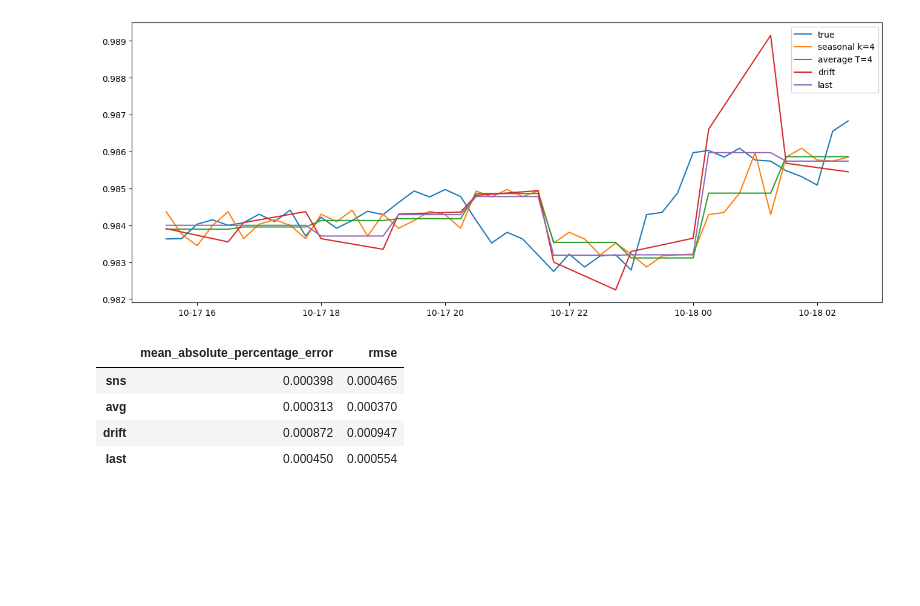
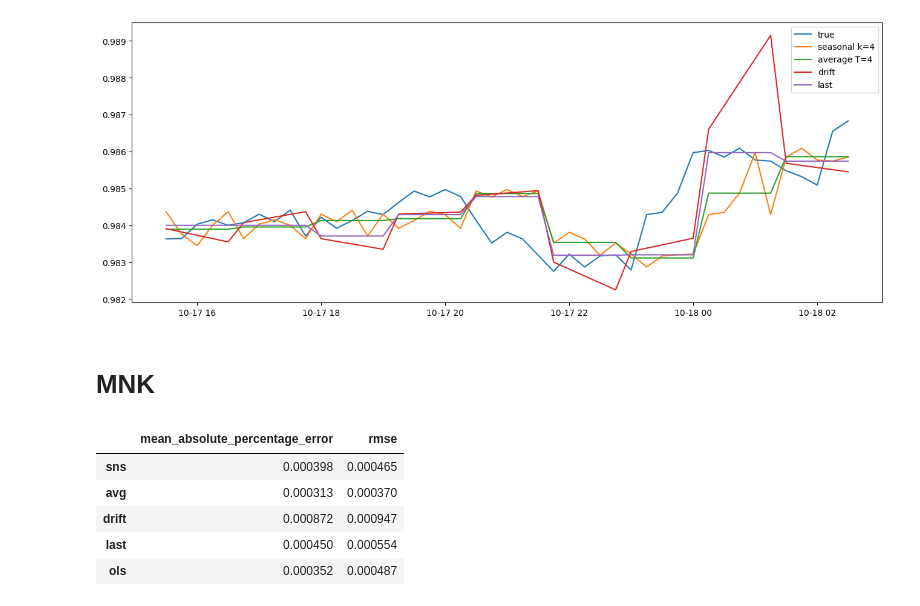
Before and after one commit to sebastiansukiennik01/ForexForecasting, a Jupyter notebook: chapter_3_3.ipynb, the cells around one changed output. Drawn from its saved outputs; the diff is of its cells as text; code cells hidden in the pictures; blank space fills up the shorter version.

```diff
--- a/chapter_3_3.ipynb
+++ b/chapter_3_3.ipynb
@@ -79,8 +75,2 @@ metrics = pd.DataFrame({k: v['metrics'] for k, v in results.items()}).transpose(
-# %%
-metrics
-# %% [output]
-|  | mean_absolute_percentage_error | rmse |
-| sns | 0.000398 | 0.000465 |
-| avg | 0.000313 | 0.000370 |
-| drift | 0.000872 | 0.000947 |
-| last | 0.000450 | 0.000554 |
+# %% [markdown]
+# MNK
@@ -86,0 +80,9 @@ metrics
+# %%
+pd.DataFrame().from_dict(results).transpose()
+# %% [output]
+|  | mean_absolute_percentage_error | rmse |
+| sns | 0.000398 | 0.000465 |
+| avg | 0.000313 | 0.000370 |
+| drift | 0.000872 | 0.000947 |
+| last | 0.000450 | 0.000554 |
+| ols | 0.000352 | 0.000487 |
```
Also changed, not shown: parts of 11 cells of this notebook, 6 other files.
